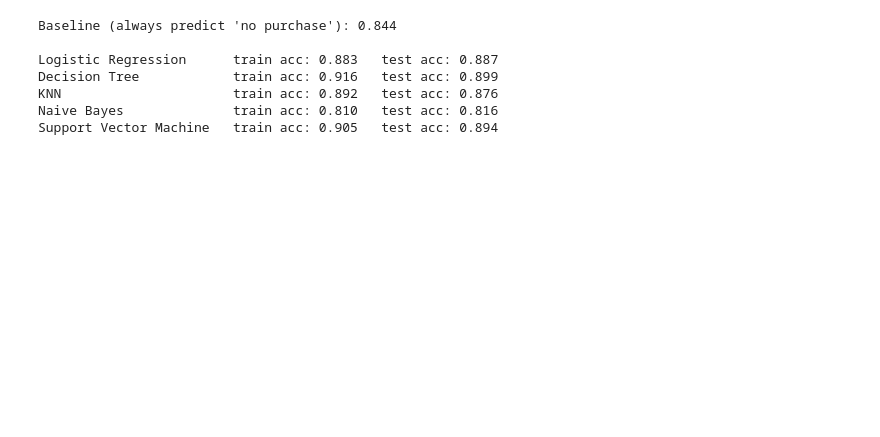
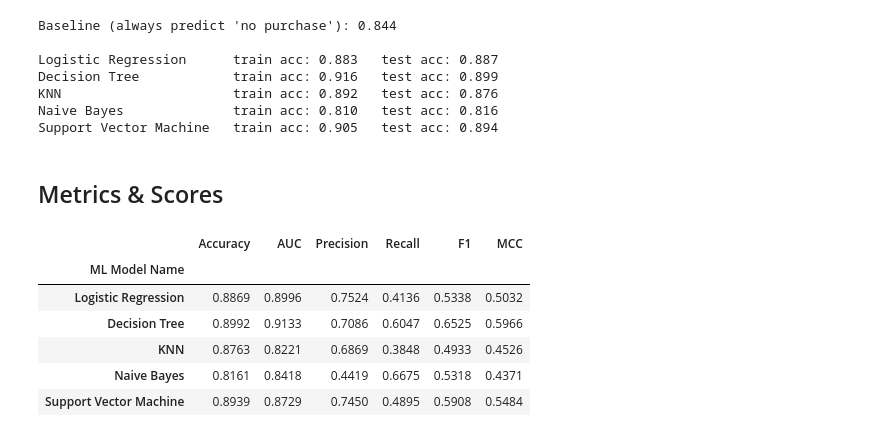
Before and after one commit to nm0349/2026-ml-assignment-2, a Jupyter notebook: ml-assignment-2.ipynb, the cells around one changed output. Cells and saved outputs as stored; diff of their text form; code cells hidden in the pictures; blank space fills up the shorter version.

```diff
--- a/ml-assignment-2.ipynb
+++ b/ml-assignment-2.ipynb
@@ -371,3 +380,24 @@ Decision Tree            train acc: 0.916   test acc: 0.899
 KNN                      train acc: 0.892   test acc: 0.876
 Naive Bayes              train acc: 0.810   test acc: 0.816
 Support Vector Machine   train acc: 0.905   test acc: 0.894
+# %% [markdown]
+## Metrics & Scores
+# %%
+results = {}
+test_predictions = {}
+for name, pipe in pipelines.items():
+    metrics, y_pred = evaluate_pipeline(pipe, X_test, y_test)
+    results[name] = metrics
+    test_predictions[name] = y_pred
+
+comparison = pd.DataFrame(results).T[METRIC_NAMES]
+comparison.index.name = "ML Model Name"
+comparison.round(4)
+# %% [output]
+|  | Accuracy | AUC | Precision | Recall | F1 | MCC |
+| ML Model Name |  |  |  |  |  |  |
+| Logistic Regression | 0.8869 | 0.8996 | 0.7524 | 0.4136 | 0.5338 | 0.5032 |
+| Decision Tree | 0.8992 | 0.9133 | 0.7086 | 0.6047 | 0.6525 | 0.5966 |
+| KNN | 0.8763 | 0.8221 | 0.6869 | 0.3848 | 0.4933 | 0.4526 |
+| Naive Bayes | 0.8161 | 0.8418 | 0.4419 | 0.6675 | 0.5318 | 0.4371 |
+| Support Vector Machine | 0.8939 | 0.8729 | 0.7450 | 0.4895 | 0.5908 | 0.5484 |
```
Also changed, not shown: parts of 10 cells of this notebook, 9 other files.
